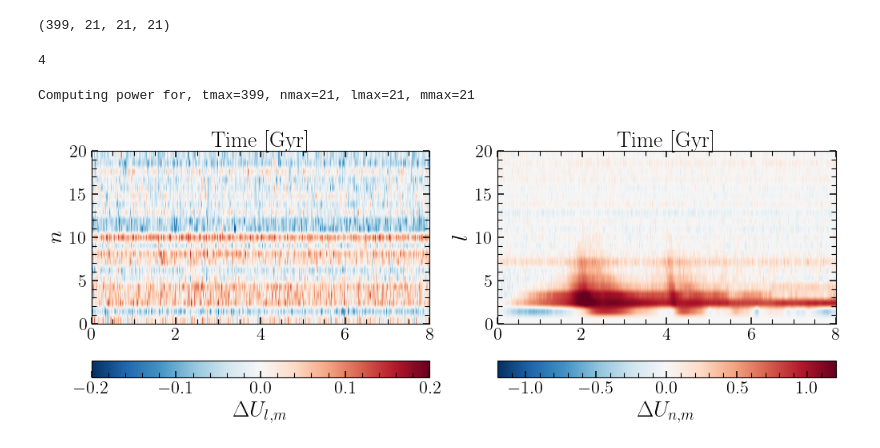
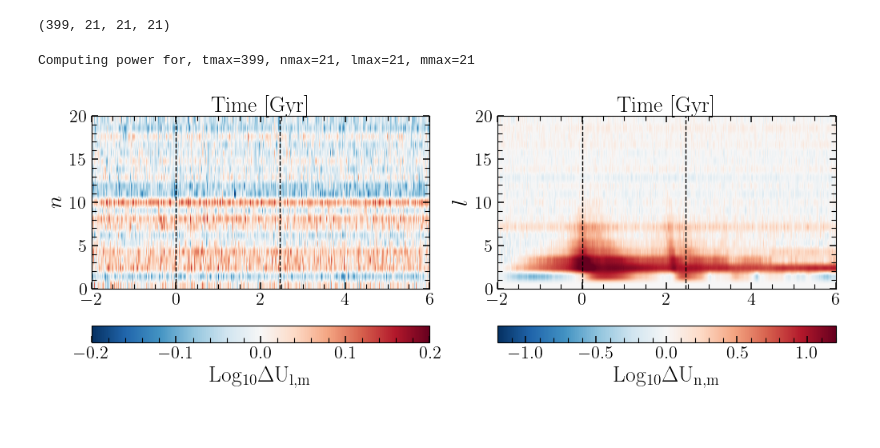
Before and after one commit to jngaravitoc/time-dependent-BFE, a Jupyter notebook: analysis/BFE_evolution/gala_GC23_exp_evolution.ipynb, the cells around one changed output. Cells and saved outputs as stored; diff of their text form; code cells hidden in the pictures.

Commit message:
power evolution in the scf exp

```diff
--- a/analysis/BFE_evolution/gala_GC23_exp_evolution.ipynb
+++ b/analysis/BFE_evolution/gala_GC23_exp_evolution.ipynb
@@ -120,7 +116,3 @@ power_host_n = np.sum(np.sum(power_host, axis=2), axis=2)
-# %%
-len(np.shape(power_host))
-# %% [output]
-4
 # %%
 def power_matrices(power):
     assert len(np.shape(power)) == 4, 'Power should be a matrix of shape (time, n, l, m)'
@@ -135,8 +127,8 @@ def power_matrices(power):
     power_n = np.sum(np.sum(power, axis=2), axis=2)
     # Compute power summing over n, and m
     #print(np.shape(test_power))
-    power_l = np.zeros((399, 21))
-    power_lm = np.sum(power_host, axis=1)
+    power_l = np.zeros((tmax, 21))
+    power_lm = np.sum(power, axis=1)
 
     for l in range(lmax):
         power_l[:,l] = np.sum(power_lm[:,l,:l+1], axis=1)
@@ -149,24 +141,28 @@ Computing power for, tmax=399, nmax=21, lmax=21, mmax=21
 # %%
 fig, ax = plt.subplots(1, 2, figsize=(12, 4))
 
 
-im = ax[0].imshow(np.log10(nn/nn[0,:]).T, aspect='auto', origin='lower', cmap='RdBu_r', extent=[0, 8, 0, 20], vmin=-0.2, vmax=0.2)
+im = ax[0].imshow(np.log10(nn/nn[0,:]).T, aspect='auto', origin='lower', cmap='RdBu_r', extent=[-2, 6, 0, 20], vmin=-0.2, vmax=0.2)
 cbar = plt.colorbar(im, orientation='horizontal')
-cbar.set_label(r'$\Delta U_{l,m}$')
+cbar.set_label(r'$\rm{Log_{10}} \Delta U_{l,m}$')
 
 ax[0].xaxis.set_label_position('top')
 ax[0].set_xlabel(r'$\rm{Time\ [Gyr]}$')
 ax[0].set_ylabel('$n$')
+ax[0].axvline(0, c='k', ls='--', lw=1)
+ax[0].axvline(2.45, c='k', ls='--', lw=1)
 
 
-im = ax[1].imshow(np.log10(ll/ll[0,:]).T, aspect='auto', origin='lower', cmap='RdBu_r', vmin=-1.2, vmax=1.2, extent=[0, 8, 0, 20])
+im = ax[1].imshow(np.log10(ll/ll[0,:]).T, aspect='auto', origin='lower', cmap='RdBu_r', vmin=-1.2, vmax=1.2, extent=[-2, 6, 0, 20])
 cbar = plt.colorbar(im, orientation='horizontal')
-cbar.set_label(r'$\Delta U_{n,m}$')
+cbar.set_label(r'$\rm{Log_{10}} \Delta U_{n,m}$')
 ax[1].xaxis.set_label_position('top')
 ax[1].set_xlabel(r'$\rm{Time\ [Gyr]}$')
 ax[1].set_ylabel('$l$')
+ax[1].axvline(0, c='k', ls='--', lw=1)
+ax[1].axvline(2.45, c='k', ls='--', lw=1)
 
 plt.savefig('../../figures/power_scf_GC23.png', bbox_inches='tight')
 plt.savefig('../../figures/power_scf_GC23.pdf', bbox_inches='tight')
 # %% [output]
-[figure, old version]
+[figure, new version]
```
Also changed, not shown: parts of 2 cells of this notebook.
